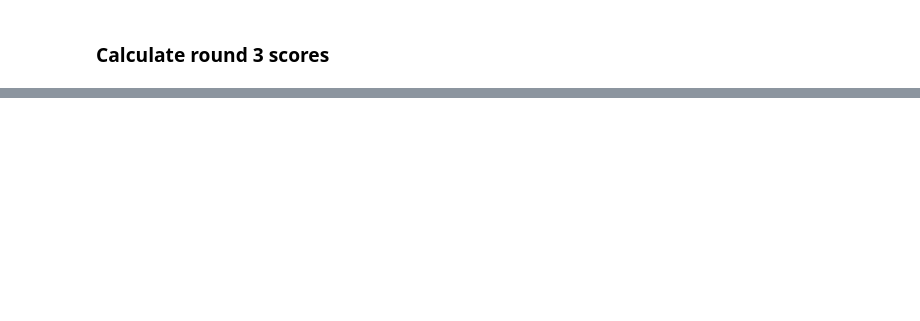
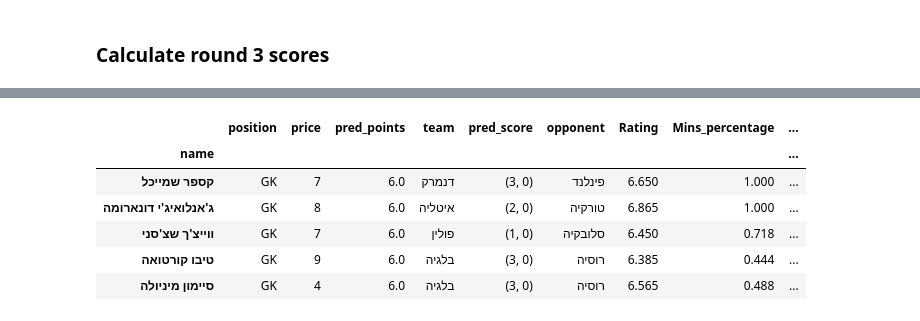
Before and after one commit to avshalomd/sport5-fantasy, a Jupyter notebook: generate_lineup.ipynb, the cells around one changed output, grey strips where cells are left out. Cells and saved outputs as stored; diff of their text form; code cells hidden in the pictures; blank space fills up the shorter version.

```diff
--- a/generate_lineup.ipynb
+++ b/generate_lineup.ipynb
@@ -493,0 +494,22 @@ round3_players_predicted_score_df.head()
+# %%
+cols_to_keep = ['position', 'price', 'pred_points', 'team', 'pred_score', 'opponent', 'Rating', 'Mins_percentage', 'GnA_percentage', 'is_starter']
+player_pool = round1_players_predicted_score_df[cols_to_keep]
+# %%
+player_pool = player_pool[player_pool['is_starter'] == 1]
+player_pool.drop(columns=['is_starter'], inplace=True)
+player_pool = player_pool[player_pool['price'] > 3]
+goalkeepers_pool = player_pool[player_pool['position'] == 'GK']
+defenders_pool = player_pool[player_pool['position'] == 'D']
+midfielders_pool = player_pool[player_pool['position'] == 'M']
+forwards_pool = player_pool[player_pool['position'] == 'FW']
+# %%
+goalkeepers_pool = goalkeepers_pool[goalkeepers_pool['Rating'] >= 6.3]
+goalkeepers_pool.sort_values('pred_points', ascending=False).head()
+# %% [output]
+|  | position | price | pred_points | team | pred_score | opponent | Rating | Mins_percentage | ... |
+| name |  |  |  |  |  |  |  |  | ... |
+| קספר שמייכל | GK | 7 | 6.0 | דנמרק | (3, 0) | פינלנד | 6.650 | 1.000 | ... |
+| ג'אנלואיג'י דונארומה | GK | 8 | 6.0 | איטליה | (2, 0) | טורקיה | 6.865 | 1.000 | ... |
+| ווייצ'ך שצ'סני | GK | 7 | 6.0 | פולין | (1, 0) | סלובקיה | 6.450 | 0.718 | ... |
+| טיבו קורטואה | GK | 9 | 6.0 | בלגיה | (3, 0) | רוסיה | 6.385 | 0.444 | ... |
+| סיימון מיניולה | GK | 4 | 6.0 | בלגיה | (3, 0) | רוסיה | 6.565 | 0.488 | ... |
```
Also changed, not shown: parts of 21 cells of this notebook, 7 other files.
